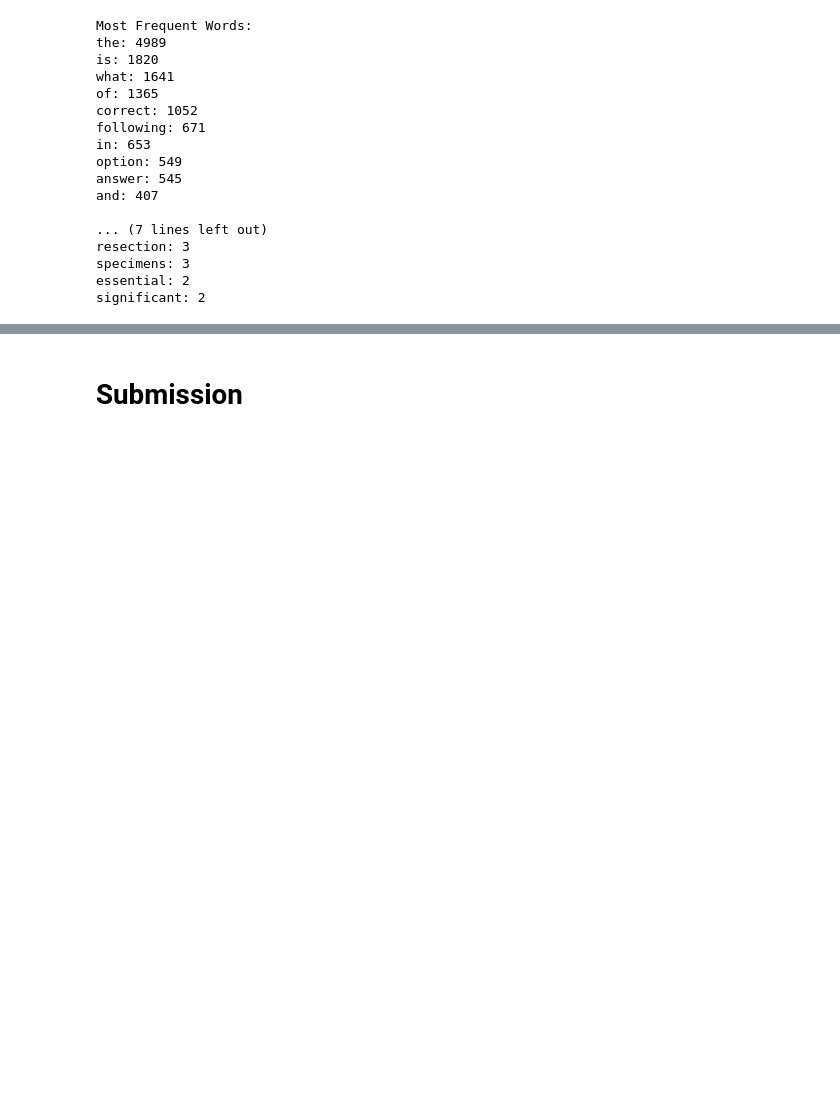
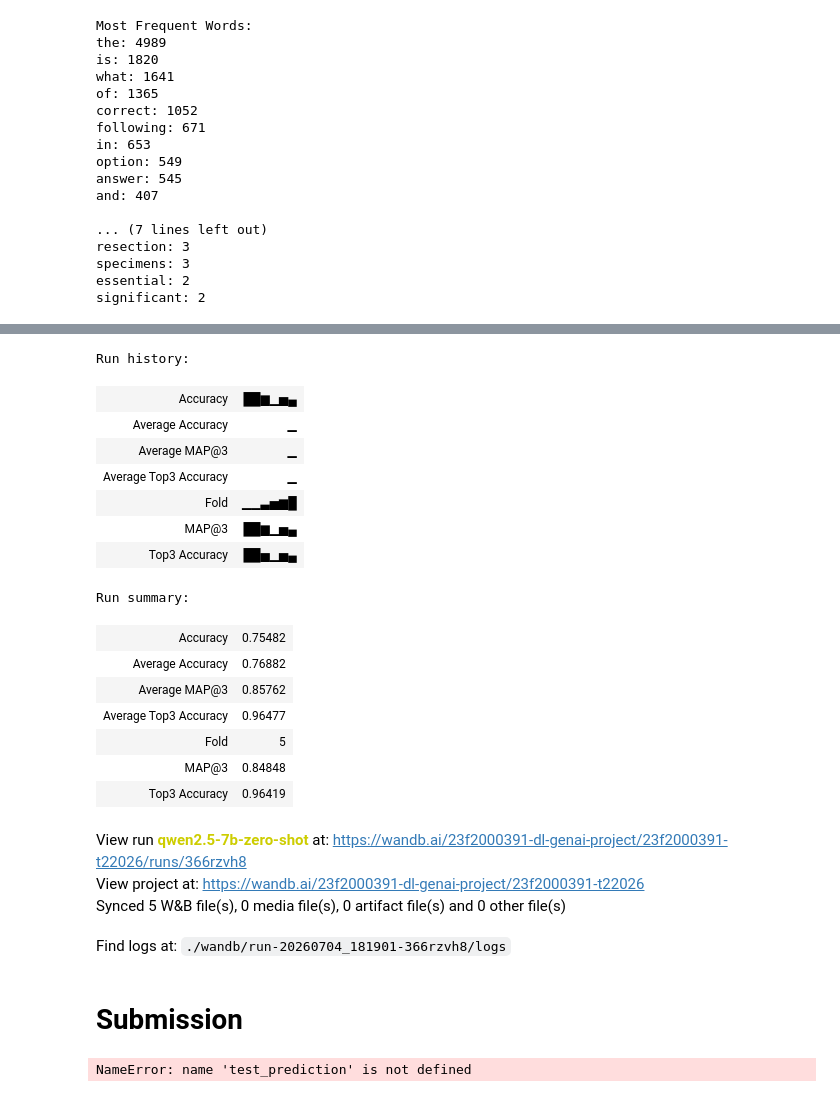
Before and after one commit to 23f2000391/dl-genai-project-26-t2, a Jupyter notebook: notebooks/notebook.ipynb, the cells around one changed output, grey strips where cells are left out. Cells and saved outputs as stored; diff of their text form; code cells hidden in the pictures; blank space fills up the shorter version.

Commit message:
Evaluated a Zero-Shot Classification Model(Qwen)

```diff
--- a/notebooks/notebook.ipynb
+++ b/notebooks/notebook.ipynb
@@ -221,0 +309,8 @@ vocab_to_int={word: idx+1 for idx, (word, _) in enumerate(word_freq_sorted)}
+# %%
+def top3_accuracy(y_true, predictions):
+    return np.mean([truth in pred for truth, pred in zip(y_true, predictions)])
+# %%
+def top1_accuracy(y_true, predictions):
+    top1=[pred[0] if len(pred) else "Z" for pred in predictions]
+
+    return accuracy_score(y_true,top1)
@@ -221,0 +321,8 @@ vocab_to_int={word: idx+1 for idx, (word, _) in enumerate(word_freq_sorted)}
+# %%
+qwen_model_name="Qwen/Qwen2.5-7B-Instruct"
+qwen_tokenizer=AutoTokenizer.from_pretrained(qwen_model_name)
+qwen_model=AutoModelForCausalLM.from_pretrained(
+    qwen_model_name,
+    torch_dtype=torch.float16,
+    device_map="auto"
+)
@@ -221,0 +332,17 @@ vocab_to_int={word: idx+1 for idx, (word, _) in enumerate(word_freq_sorted)}
+# %%
+def create_zero_shot_prompt(row):
+    zero_shot_prompt=f"""
+    You are solving a multiple choice question containing 5 choices.
+    Question:
+    {row["prompt"]}
+    Choices:
+    A. {row["A"]}
+    B. {row["B"]}
+    C. {row["C"]}
+    D. {row["D"]}
+    E. {row["E"]}
+    Return ONLY the three most likely answer labels with a single space separating them.
+    Example:
+    C A D
+    """
+    return zero_shot_prompt
@@ -221,0 +437,9 @@ vocab_to_int={word: idx+1 for idx, (word, _) in enumerate(word_freq_sorted)}
+# %%
+wandb.log({
+    "Average MAP@3": np.mean(fold_map),
+    "Average Accuracy": np.mean(fold_acc),
+    "Average Top3 Accuracy": np.mean(fold_top3)
+})
+
+wandb.finish()
+# %% [output]
@@ -222,3 +447,32 @@ vocab_to_int={word: idx+1 for idx, (word, _) in enumerate(word_freq_sorted)}
+Run history:
+| Accuracy | ██▆▁▅▄ |
+| Average Accuracy | ▁ |
+| Average MAP@3 | ▁ |
+| Average Top3 Accuracy | ▁ |
+| Fold | ▁▁▃▅▆█ |
+| MAP@3 | ██▆▁▅▄ |
+| Top3 Accuracy | ██▅▁▅▄ |
+Run summary:
+| Accuracy | 0.75482 |
+| Average Accuracy | 0.76882 |
+| Average MAP@3 | 0.85762 |
+| Average Top3 Accuracy | 0.96477 |
+| Fold | 5 |
+| MAP@3 | 0.84848 |
+| Top3 Accuracy | 0.96419 |
+View run qwen2.5-7b-zero-shot at: https://wandb.ai/23f2000391-dl-genai-project/23f2000391-t22026/runs/366rzvh8
+View project at: https://wandb.ai/23f2000391-dl-genai-project/23f2000391-t22026
+Synced 5 W&B file(s), 0 media file(s), 0 artifact file(s) and 0 other file(s)
+Find logs at: ./wandb/run-20260704_181901-366rzvh8/logs
 # %% [markdown]
 # Submission
+# %%
+test_predictions=[]
+for _, row in tqdm(test.iterrows(), total=len(test)):
+    test_predictions.append(
+        predict_qwen(row)
+    )
+test_predictions[:5]
+# %% [output]
+NameError: name 'test_prediction' is not defined
 # %%
```
Also changed, not shown: parts of 21 cells of this notebook.
